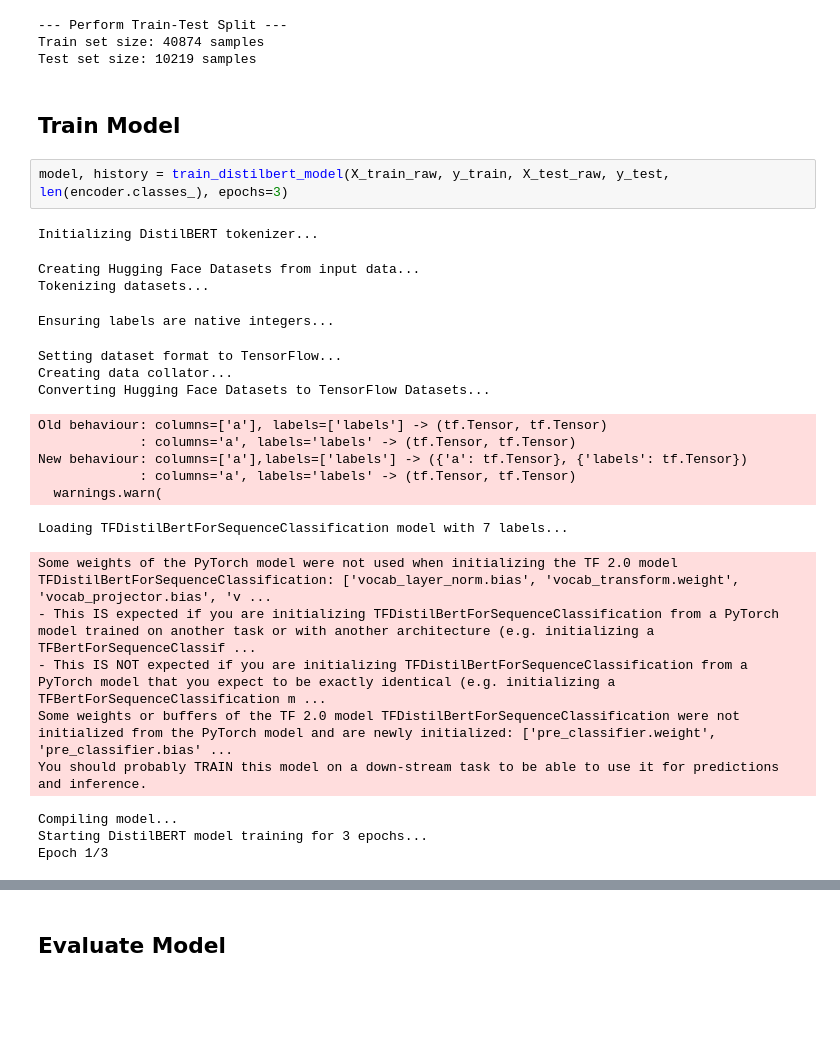
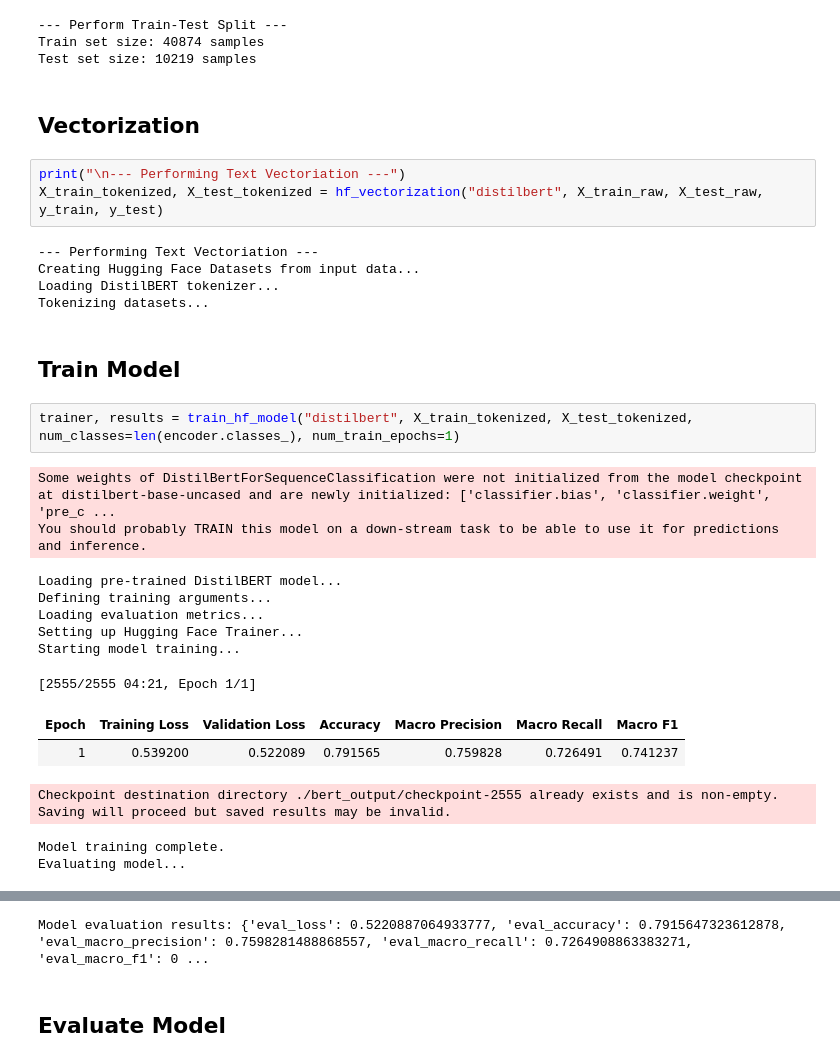
Before and after one commit to jiajinz/NLP_Project, a Jupyter notebook: experiments/distilbert_model_experiment.ipynb, the cells around one changed output, grey strips where cells are left out. Cells and saved outputs as stored; diff of their text form; blank space fills up the shorter version.

```diff
--- a/experiments/distilbert_model_experiment.ipynb
+++ b/experiments/distilbert_model_experiment.ipynb
@@ -130,29 +131,31 @@ print(f"Test set size: {len(X_test_raw)} samples")
 --- Perform Train-Test Split ---
 Train set size: 40874 samples
 Test set size: 10219 samples
+# %% [markdown]
+## Vectorization
+# %%
+print("\n--- Performing Text Vectoriation ---")
+X_train_tokenized, X_test_tokenized = hf_vectorization("distilbert", X_train_raw, X_test_raw, y_train, y_test)
+# %% [output]
+--- Performing Text Vectoriation ---
+Creating Hugging Face Datasets from input data...
+Loading DistilBERT tokenizer...
+Tokenizing datasets...
 # %% [markdown]
 ## Train Model
-# %%
-model, history = train_distilbert_model(X_train_raw, y_train, X_test_raw, y_test, len(encoder.classes_), epochs=3)
-# %% [output]
-Initializing DistilBERT tokenizer...
-Creating Hugging Face Datasets from input data...
-Tokenizing datasets...
-Ensuring labels are native integers...
-Setting dataset format to TensorFlow...
-Creating data collator...
-Converting Hugging Face Datasets to TensorFlow Datasets...
-Old behaviour: columns=['a'], labels=['labels'] -> (tf.Tensor, tf.Tensor)
-             : columns='a', labels='labels' -> (tf.Tensor, tf.Tensor)
-New behaviour: columns=['a'],labels=['labels'] -> ({'a': tf.Tensor}, {'labels': tf.Tensor})
-             : columns='a', labels='labels' -> (tf.Tensor, tf.Tensor)
-  warnings.warn(
-Loading TFDistilBertForSequenceClassification model with 7 labels...
-Some weights of the PyTorch model were not used when initializing the TF 2.0 model TFDistilBertForSequenceClassification: ['vocab_layer_norm.bias', 'vocab_transform.weight', 'vocab_projector.bias', 'v ...
-- This IS expected if you are initializing TFDistilBertForSequenceClassification from a PyTorch model trained on another task or with another architecture (e.g. initializing a TFBertForSequenceClassif ...
-- This IS NOT expected if you are initializing TFDistilBertForSequenceClassification from a PyTorch model that you expect to be exactly identical (e.g. initializing a TFBertForSequenceClassification m ...
-Some weights or buffers of the TF 2.0 model TFDistilBertForSequenceClassification were not initialized from the PyTorch model and are newly initialized: ['pre_classifier.weight', 'pre_classifier.bias' ...
-You should probably TRAIN this model on a down-stream task to be able to use it for predictions and inference.
-Compiling model...
-Starting DistilBERT model training for 3 epochs...
-Epoch 1/3
+# %%
+trainer, results = train_hf_model("distilbert", X_train_tokenized, X_test_tokenized, num_classes=len(encoder.classes_), num_train_epochs=1)
+# %% [output]
+Some weights of DistilBertForSequenceClassification were not initialized from the model checkpoint at distilbert-base-uncased and are newly initialized: ['classifier.bias', 'classifier.weight', 'pre_c ...
+You should probably TRAIN this model on a down-stream task to be able to use it for predictions and inference.
+Loading pre-trained DistilBERT model...
+Defining training arguments...
+Loading evaluation metrics...
+Setting up Hugging Face Trainer...
+Starting model training...
+[2555/2555 04:21, Epoch 1/1]
+| Epoch | Training Loss | Validation Loss | Accuracy | Macro Precision | Macro Recall | Macro F1 |
+| 1 | 0.539200 | 0.522089 | 0.791565 | 0.759828 | 0.726491 | 0.741237 |
+Checkpoint destination directory ./bert_output/checkpoint-2555 already exists and is non-empty. Saving will proceed but saved results may be invalid.
+Model training complete.
+Evaluating model...
@@ -159,2 +163,3 @@ Epoch 1/3
+Model evaluation results: {'eval_loss': 0.5220887064933777, 'eval_accuracy': 0.7915647323612878, 'eval_macro_precision': 0.7598281488868557, 'eval_macro_recall': 0.7264908863383271, 'eval_macro_f1': 0 ...
 # %% [markdown]
 ## Evaluate Model
```
Also changed, not shown: parts of 12 cells of this notebook, 3 other files.
